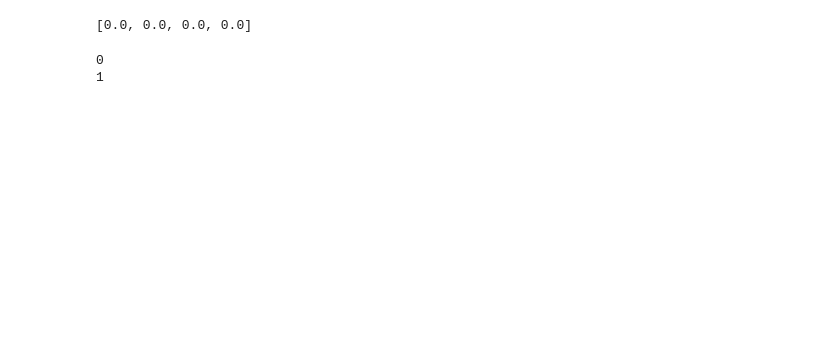
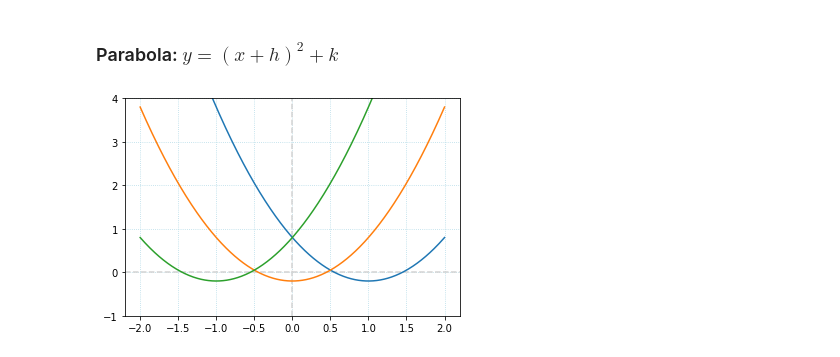
Before and after one commit to paulsuda/notebook-work, a Jupyter notebook: notebooks/Scratch.ipynb, the cells around one changed output. Drawn from its saved outputs; the diff is of its cells as text; code cells hidden in the pictures; blank space fills up the shorter version.

```diff
--- a/notebooks/Scratch.ipynb
+++ b/notebooks/Scratch.ipynb
@@ -83,10 +1,24 @@ array([-10.        ,  -9.95991984,  -9.91983968,  -9.87975952,
-# %%
-[0.0] * 4
-# %% [output]
-[0.0, 0.0, 0.0, 0.0]
-# %%
-for i in range(0, 2):
-    print(i)
-# %% [output]
-0
-1
+# %%
+import ipywidgets
+import numpy as np
+import matplotlib.pyplot as plt
+%matplotlib inline
+
+def init_plot():
+    plt.ylim(-1.0, 4.0)
+    plt.grid(True, which='both', color='lightblue', linestyle="dotted")
+    plt.axhline(y=0, color='lightgrey', linestyle="dashed")
+    plt.axvline(x=0, color='lightgrey', linestyle="dashed")
+    return plt
+# %% [markdown]
+### Parabola: $ y = (x + h)^2 + k $
+# %%
+x = np.linspace(-2, 2, 500)
+h = np.linspace(-1, 1, 3)
+k = -0.2
+# %%
+p = init_plot()
+for _h in h:
+    p.plot(x, pow(x + _h, 2) + k, '-')
+# %% [output]
+[figure, added]
```
Also changed, not shown: parts of 12 cells of this notebook, 1 other file.
